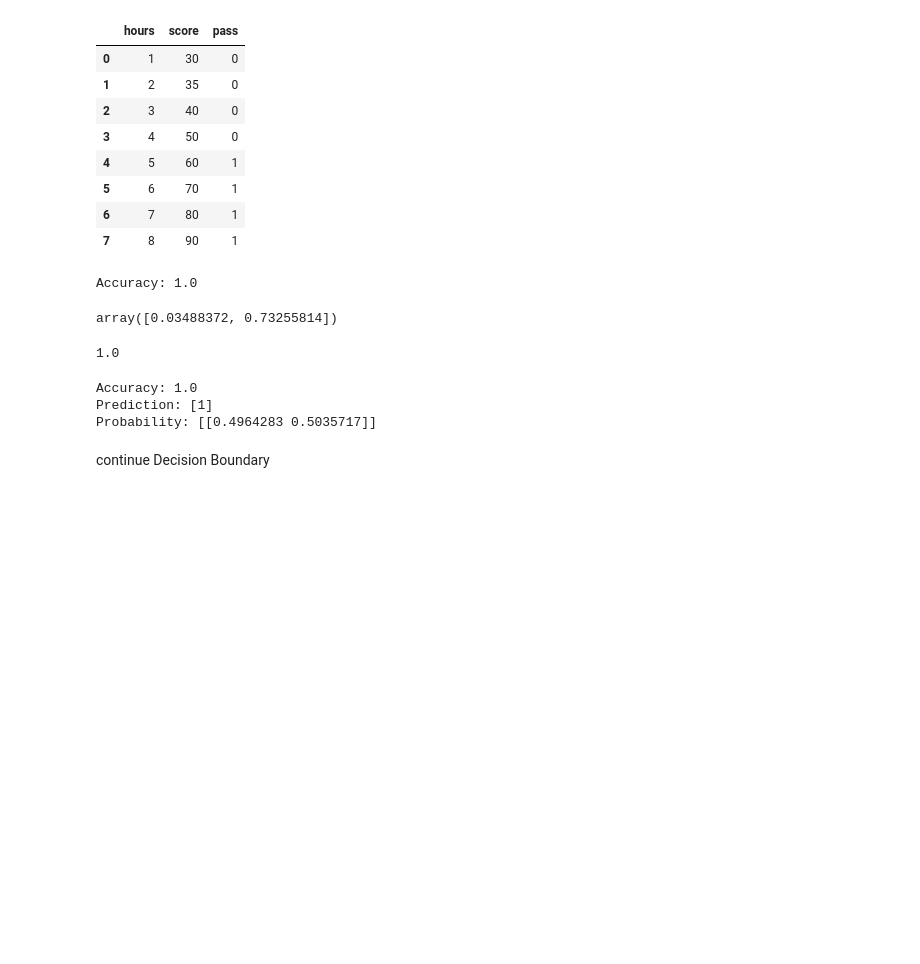
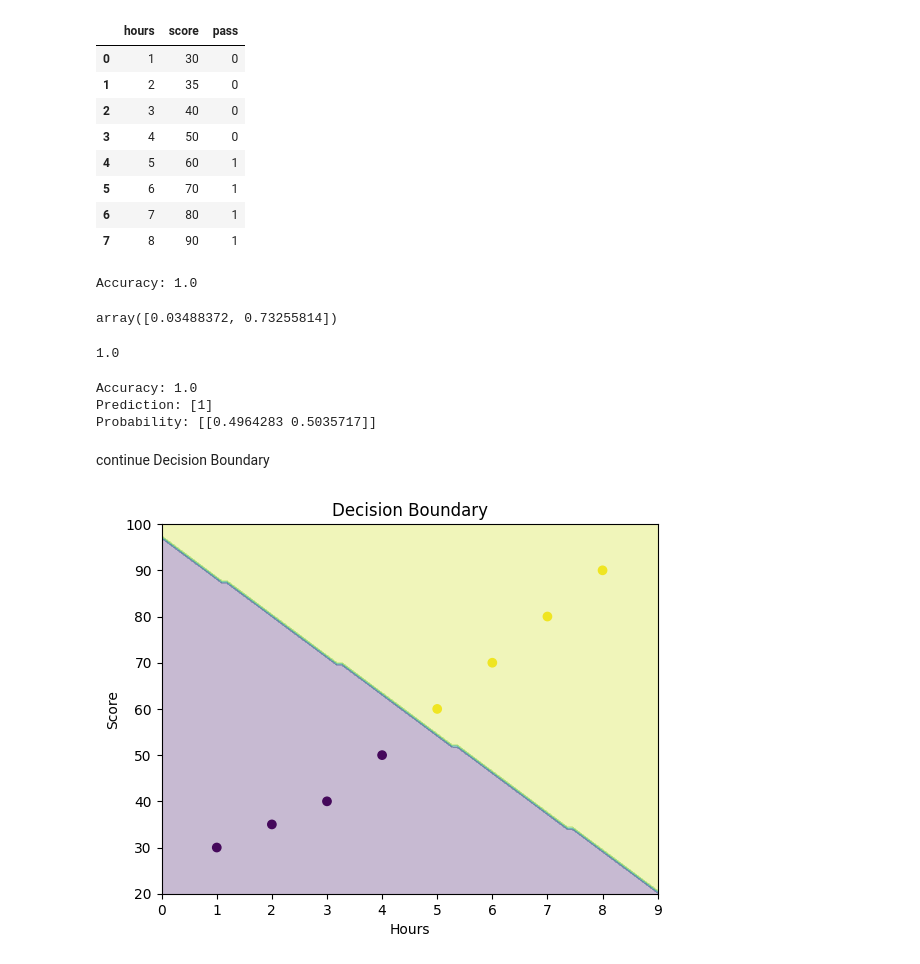
Before and after one commit to hady872/AI_Learning_Journey, a Jupyter notebook: machine_learning/ML_basics.ipynb, the cells around one changed output. Drawn from its saved outputs; the diff is of its cells as text; code cells hidden in the pictures; blank space fills up the shorter version.

```diff
--- a/machine_learning/ML_basics.ipynb
+++ b/machine_learning/ML_basics.ipynb
@@ -456,3 +456,34 @@ Prediction: [1]
 Probability: [[0.4964283 0.5035717]]
 # %% [markdown]
 continue Decision Boundary
+# %%
+import numpy as np
+import matplotlib.pyplot as plt
+
+# رسم البيانات
+plt.scatter(df["hours"], df["score"], c=df["pass"])
+
+# نرسم نقاط كتير
+x_min, x_max = df["hours"].min() - 1, df["hours"].max() + 1
+y_min, y_max = df["score"].min() - 10, df["score"].max() + 10
+
+xx, yy = np.meshgrid(
+    np.linspace(x_min, x_max, 100),
+    np.linspace(y_min, y_max, 100)
+)
+
+grid = pd.DataFrame(np.c_[xx.ravel(), yy.ravel()], columns=["hours", "score"])
+grid_scaled = scaler.transform(grid)
+
+Z = model.predict(grid_scaled)
+Z = Z.reshape(xx.shape)
+
+plt.contourf(xx, yy, Z, alpha=0.3)
+
+plt.xlabel("Hours")
+plt.ylabel("Score")
+plt.title("Decision Boundary")
+
+plt.show()
+# %% [output]
+[figure, added]
```
Also changed, not shown: parts of 20 cells of this notebook.
